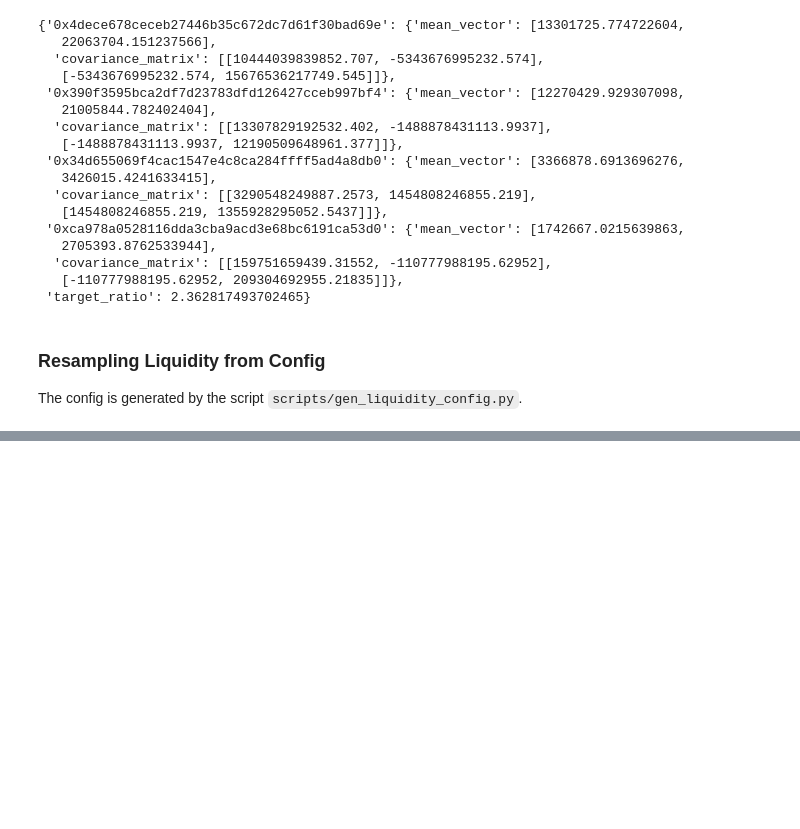
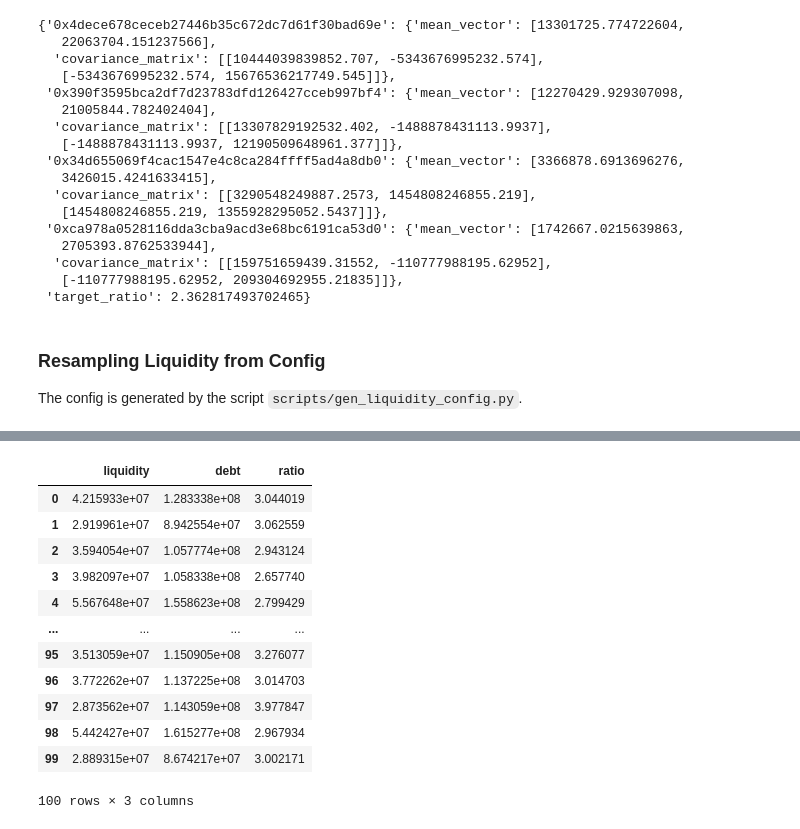
Before and after one commit to xenophonlabs/crvUSDrisk, a Jupyter notebook: notebooks/demo_liquidity_provider.ipynb, the cells around one changed output, grey strips where cells are left out. Saved outputs shown, nothing was run; the diff lists cells and outputs as text; code cells hidden in the pictures; blank space fills up the shorter version.

```diff
--- a/notebooks/demo_liquidity_provider.ipynb
+++ b/notebooks/demo_liquidity_provider.ipynb
@@ -358,0 +372,24 @@ print()
+# %%
+resampled = pd.DataFrame(columns=["liquidity", "debt", "ratio"])
+for _ in range(100):
+    scenario = deepcopy(internal_crunch_)
+    scenario.prepare_for_run()
+    liquidity = scenario.total_crvusd_liquidity() / 1e18
+    debt = scenario.total_debt() / 1e18
+    ratio = debt / liquidity
+    resampled.loc[len(resampled)] = [liquidity, debt, ratio]
+resampled
+# %% [output]
+|  | liquidity | debt | ratio |
+| 0 | 4.215933e+07 | 1.283338e+08 | 3.044019 |
+| 1 | 2.919961e+07 | 8.942554e+07 | 3.062559 |
+| 2 | 3.594054e+07 | 1.057774e+08 | 2.943124 |
+| 3 | 3.982097e+07 | 1.058338e+08 | 2.657740 |
+| 4 | 5.567648e+07 | 1.558623e+08 | 2.799429 |
+| ... | ... | ... | ... |
+| 95 | 3.513059e+07 | 1.150905e+08 | 3.276077 |
+| 96 | 3.772262e+07 | 1.137225e+08 | 3.014703 |
+| 97 | 2.873562e+07 | 1.143059e+08 | 3.977847 |
+| 98 | 5.442427e+07 | 1.615277e+08 | 2.967934 |
+| 99 | 2.889315e+07 | 8.674217e+07 | 3.002171 |
+100 rows × 3 columns
```
Also changed, not shown: parts of 13 cells of this notebook, 20 other files.
